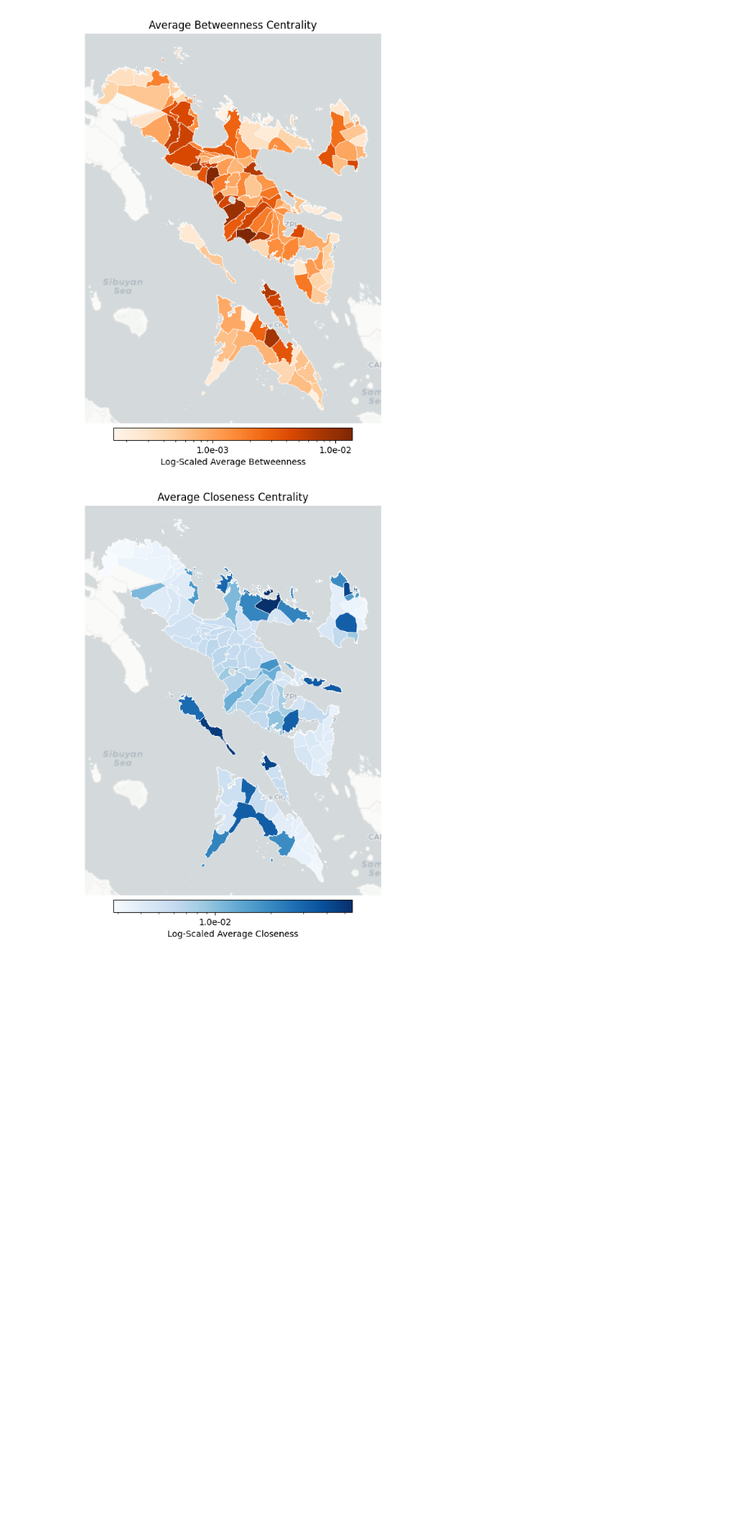
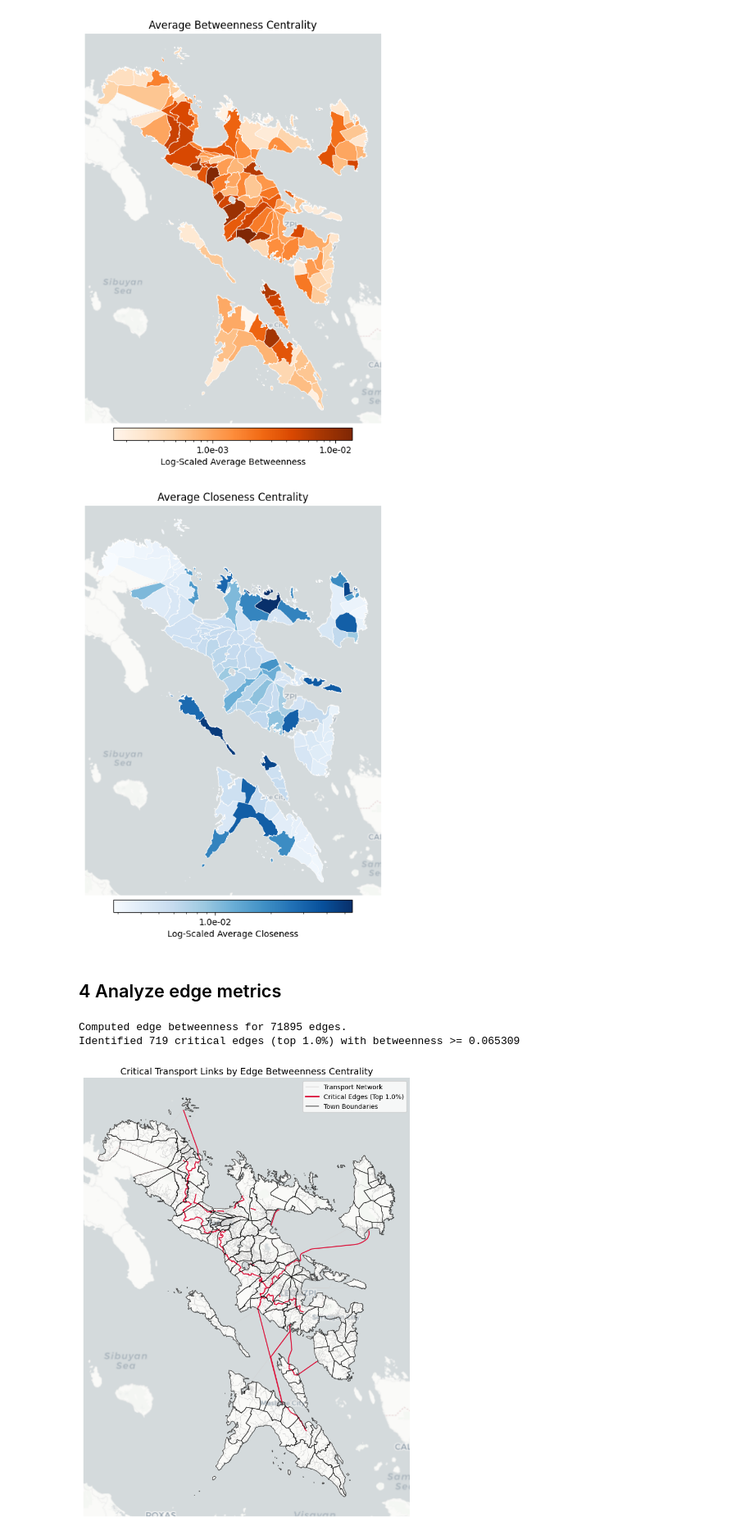
Before and after one commit to rixmape/transport-network-analysis, a Jupyter notebook: 03-network-metrics.ipynb, the cells around one changed output. Shown at 82% size. Cells and saved outputs as stored; diff of their text form; code cells hidden in the pictures; blank space fills up the shorter version.

```diff
--- a/03-network-metrics.ipynb
+++ b/03-network-metrics.ipynb
@@ -230,3 +281,69 @@ plot_choropleth(
 )
 # %% [output]
 [figure]
+# %% [markdown]
+## 4 Analyze edge metrics
+# %%
+def get_edge_betweenness(nx_graph: nx.Graph, ig_graph: ig.Graph) -> gpd.GeoDataFrame:
+    _, gdf_edges = ox.graph_to_gdfs(nx_graph)
+
+    edge_betweenness_raw = ig_graph.edge_betweenness()
+
+    n = ig_graph.vcount()
+    if n > 2:
+        normalizing_factor = (n * (n - 1)) / 2
+        edge_betweenness_norm = [b / normalizing_factor for b in edge_betweenness_raw]
+    else:
+        edge_betweenness_norm = [0] * len(edge_betweenness_raw)
+
+    gdf_edges["edge_betweenness"] = edge_betweenness_norm
+
+    print(f"Computed edge betweenness for {len(gdf_edges)} edges.")
+    return gdf_edges
+
+
+def plot_edge_betweenness_map(gdf_edges: gpd.GeoDataFrame) -> None:
+    criticality_percentile = 0.99
+    betweenness_threshold = gdf_edges["edge_betweenness"].quantile(criticality_percentile)
+    gdf_critical_edges = gdf_edges[gdf_edges["edge_betweenness"] >= betweenness_threshold]
+
+    print(
+        f"Identified {len(gdf_critical_edges)} critical edges (top {100 - criticality_percentile*100:.1f}%) "
+        f"with betweenness >= {betweenness_threshold:.6f}"
+    )
+
+    _, ax = plt.subplots(figsize=(10, 10))
+
+    gdf_edges.plot(ax=ax, linewidth=0.5, edgecolor="#d3d3d3", zorder=2)
+    gdf_critical_edges.plot(ax=ax, linewidth=1.5, edgecolor="crimson", zorder=3)
+    GDF_BOUNDS.plot(ax=ax, color="none", edgecolor="black", linewidth=1.0, zorder=4, alpha=0.6)
+    cx.add_basemap(ax, crs=gdf_edges.crs, source=cx.providers.CartoDB.Positron, attribution="", zorder=1)
+
+    legend_elements = [
+        Line2D([0], [0], color="#d3d3d3", lw=1, label="Transport Network"),
+        Line2D(
+            [0],
+            [0],
+            color="crimson",
+            lw=2,
+            label=f"Critical Edges (Top {100-criticality_percentile*100:.1f}%)",
+        ),
+        Line2D([0], [0], color="black", lw=1, label="Town Boundaries"),
+    ]
+    ax.legend(handles=legend_elements, loc="upper right")
+
+    ax.set_title("Critical Transport Links by Edge Betweenness Centrality", fontsize=14)
+    ax.set_axis_off()
+    plt.tight_layout()
+
+    filepath = os.path.join(BASE_PATH, "edge_betweenness_map.png")
+    plt.savefig(filepath, dpi=300, bbox_inches="tight")
+    plt.show()
+
+
+gdf_edges_centrality = get_edge_betweenness(GRAPH_TRANSPORT, graph_ig)
+plot_edge_betweenness_map(gdf_edges_centrality)
+# %% [output]
+Computed edge betweenness for 71895 edges.
+Identified 719 critical edges (top 1.0%) with betweenness >= 0.065309
+[figure, added]
```
Also changed, not shown: parts of 7 cells of this notebook, 3 other files.
